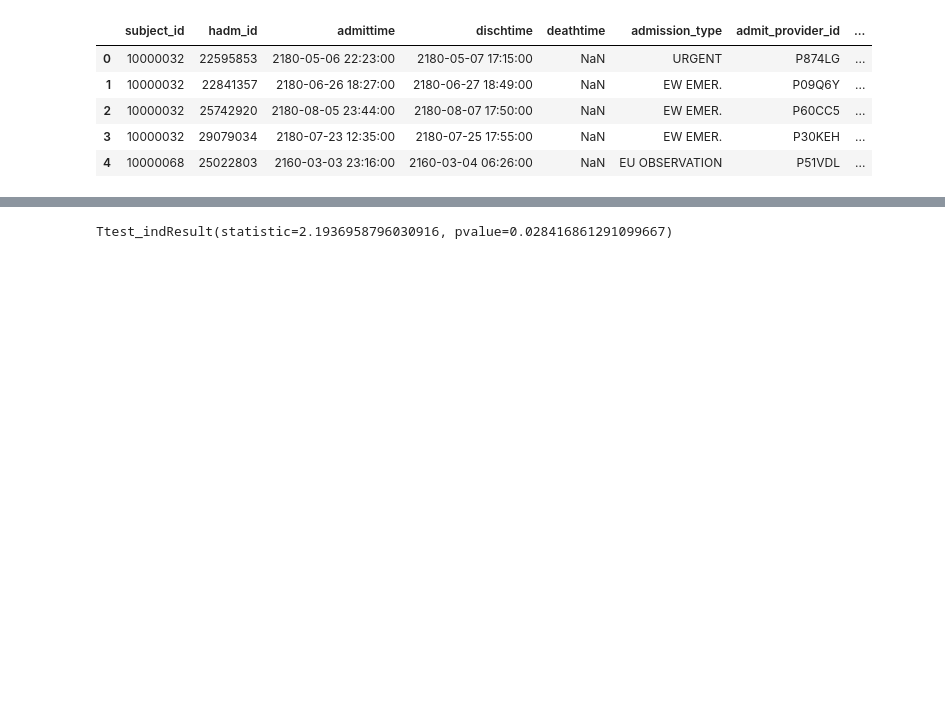
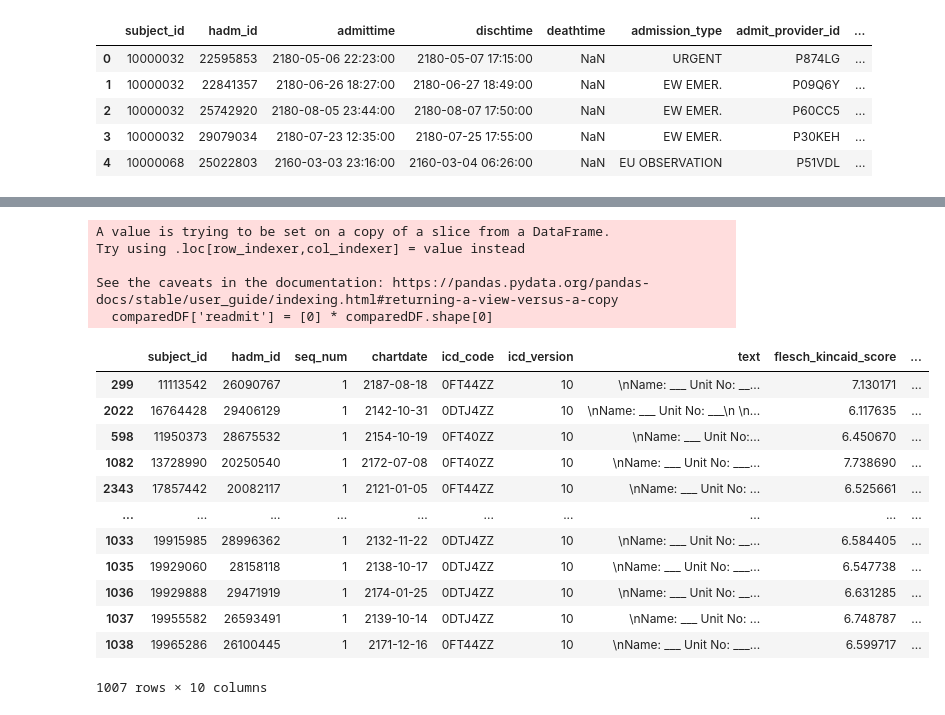
Before and after one commit to mbarshay/mdplus_hackathon, a Jupyter notebook: readabilityAnalysis.ipynb, the cells around one changed output, grey strips where cells are left out. Cells and saved outputs as stored; diff of their text form; code cells hidden in the pictures; blank space fills up the shorter version.

```diff
--- a/readabilityAnalysis.ipynb
+++ b/readabilityAnalysis.ipynb
@@ -197,9 +227,34 @@ print(comparedDF)
 # %%
 readmits = filtered_df['flesch_kincaid_score'].tolist()
 compared = comparedDF['flesch_kincaid_score'].tolist()
-# %%
-from scipy.stats import ttest_ind
-
-print(ttest_ind(readmits, compared))
-# %% [output]
-Ttest_indResult(statistic=2.1936958796030916, pvalue=0.028416861291099667)
+# %%
+filtered_df['readmit'] = [1] * filtered_df.shape[0]
+comparedDF['readmit'] = [0] * comparedDF.shape[0]
+# %% [output]
+A value is trying to be set on a copy of a slice from a DataFrame.
+Try using .loc[row_indexer,col_indexer] = value instead
+
+See the caveats in the documentation: https://pandas.pydata.org/pandas-docs/stable/user_guide/indexing.html#returning-a-view-versus-a-copy
+  comparedDF['readmit'] = [0] * comparedDF.shape[0]
+# %%
+filtered_df = filtered_df.rename(columns={"hadm_id_proc": "hadm_id"})
+# %%
+finalData = pd.concat([filtered_df, comparedDF], axis=0)
+# %%
+finalData = finalData.dropna(axis=1)
+# %%
+finalData
+# %% [output]
+|  | subject_id | hadm_id | seq_num | chartdate | icd_code | icd_version | text | flesch_kincaid_score | ... |
+| 299 | 11113542 | 26090767 | 1 | 2187-08-18 | 0FT44ZZ | 10 | \nName: ___ Unit No: __... | 7.130171 | ... |
+| 2022 | 16764428 | 29406129 | 1 | 2142-10-31 | 0DTJ4ZZ | 10 | \nName: ___ Unit No: ___\n \n... | 6.117635 | ... |
+| 598 | 11950373 | 28675532 | 1 | 2154-10-19 | 0FT40ZZ | 10 | \nName: ___ Unit No:... | 6.450670 | ... |
+| 1082 | 13728990 | 20250540 | 1 | 2172-07-08 | 0FT40ZZ | 10 | \nName: ___ Unit No: ___... | 7.738690 | ... |
+| 2343 | 17857442 | 20082117 | 1 | 2121-01-05 | 0FT44ZZ | 10 | \nName: ___ Unit No: ... | 6.525661 | ... |
+| ... | ... | ... | ... | ... | ... | ... | ... | ... | ... |
+| 1033 | 19915985 | 28996362 | 1 | 2132-11-22 | 0DTJ4ZZ | 10 | \nName: ___ Unit No: __... | 6.584405 | ... |
+| 1035 | 19929060 | 28158118 | 1 | 2138-10-17 | 0DTJ4ZZ | 10 | \nName: ___ Unit No: ___... | 6.547738 | ... |
+| 1036 | 19929888 | 29471919 | 1 | 2174-01-25 | 0DTJ4ZZ | 10 | \nName: ___ Unit No: __... | 6.631285 | ... |
+| 1037 | 19955582 | 26593491 | 1 | 2139-10-14 | 0DTJ4ZZ | 10 | \nName: ___ Unit No: ... | 6.748787 | ... |
+| 1038 | 19965286 | 26100445 | 1 | 2171-12-16 | 0FT44ZZ | 10 | \nName: ___ Unit No: ___... | 6.599717 | ... |
+1007 rows × 10 columns
```
Also changed, not shown: parts of 18 cells of this notebook, 21 other files.
